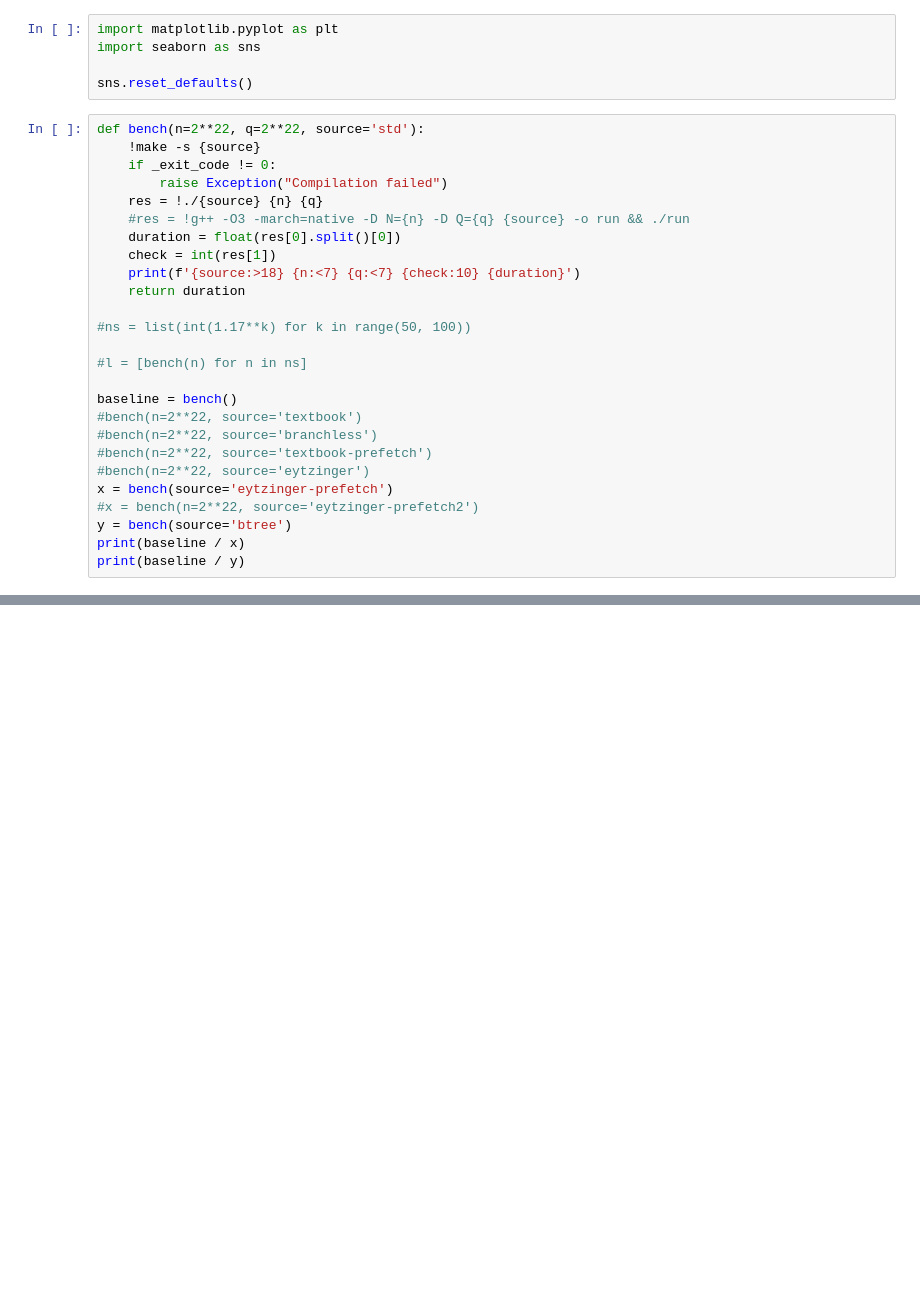
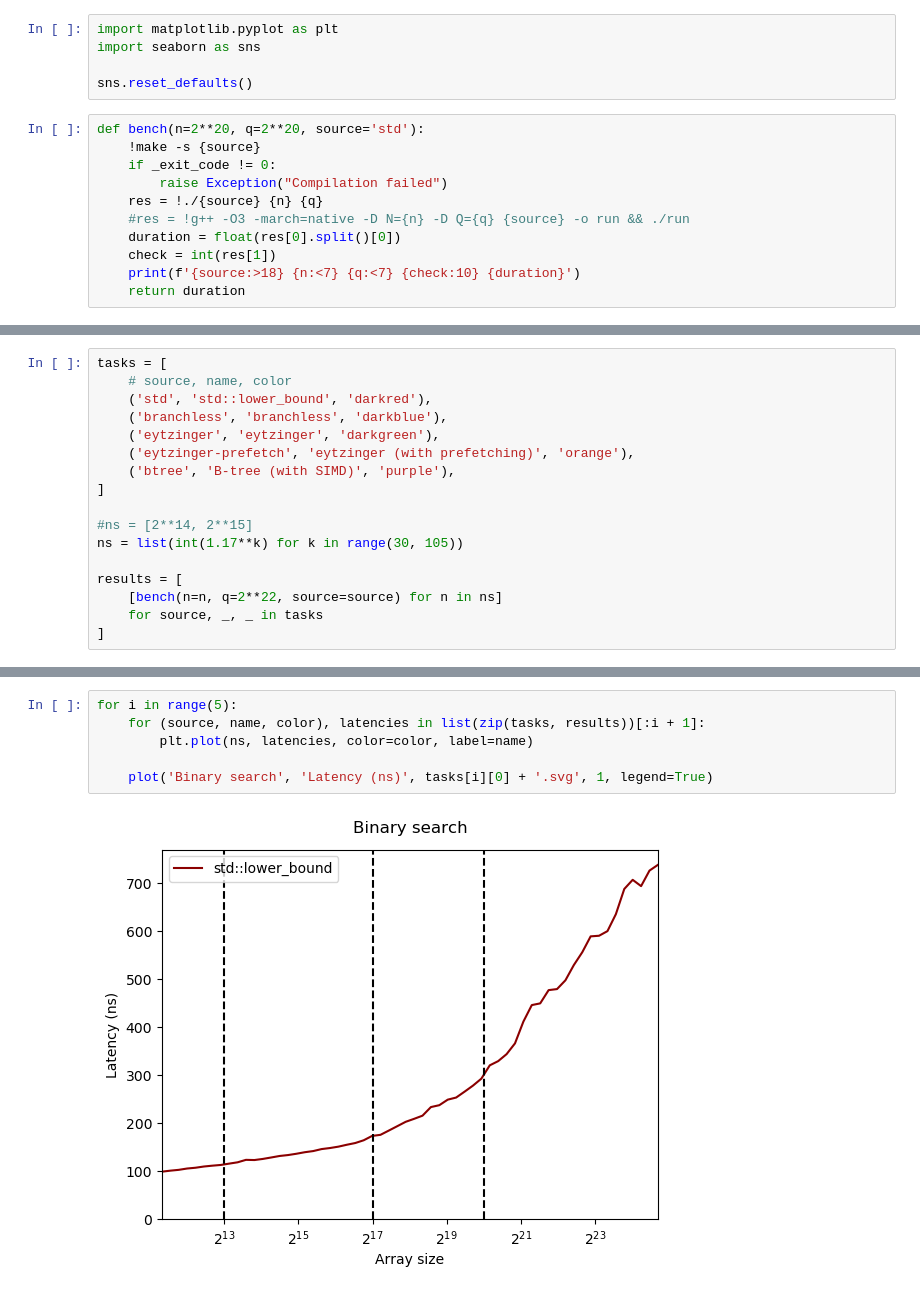
Before and after one commit to sslotin/amh-code, a Jupyter notebook: binsearch/plot.ipynb, the cells around one changed output, grey strips where cells are left out. Drawn from its saved outputs; the diff is of its cells as text; blank space fills up the shorter version.

Commit message:
binary search preliminary plots

```diff
--- a/binsearch/plot.ipynb
+++ b/binsearch/plot.ipynb
@@ -4,7 +4,7 @@ import seaborn as sns
 
 sns.reset_defaults()
 # %%
-def bench(n=2**22, q=2**22, source='std'):
+def bench(n=2**20, q=2**20, source='std'):
     !make -s {source}
     if _exit_code != 0:
         raise Exception("Compilation failed")
@@ -14,18 +14,3 @@ def bench(n=2**22, q=2**22, source='std'):
     check = int(res[1])
     print(f'{source:>18} {n:<7} {q:<7} {check:10} {duration}')
     return duration
-
-#ns = list(int(1.17**k) for k in range(50, 100))
-
-#l = [bench(n) for n in ns]
-
-baseline = bench()
-#bench(n=2**22, source='textbook')
-#bench(n=2**22, source='branchless')
-#bench(n=2**22, source='textbook-prefetch')
-#bench(n=2**22, source='eytzinger')
-x = bench(source='eytzinger-prefetch')
-#x = bench(n=2**22, source='eytzinger-prefetch2')
-y = bench(source='btree')
-print(baseline / x)
-print(baseline / y)
@@ -41,0 +53,17 @@ eytzinger-prefetch 4194304 4194304  305940602 199.78
+# %%
+tasks = [
+    # source, name, color
+    ('std', 'std::lower_bound', 'darkred'),
+    ('branchless', 'branchless', 'darkblue'),
+    ('eytzinger', 'eytzinger', 'darkgreen'),
+    ('eytzinger-prefetch', 'eytzinger (with prefetching)', 'orange'),
+    ('btree', 'B-tree (with SIMD)', 'purple'),
+]
+
+#ns = [2**14, 2**15]
+ns = list(int(1.17**k) for k in range(30, 105))
+
+results = [
+    [bench(n=n, q=2**22, source=source) for n in ns]
+    for source, _, _ in tasks
+]
@@ -41,0 +93,8 @@ eytzinger-prefetch 4194304 4194304  305940602 199.78
+# %%
+for i in range(5):
+    for (source, name, color), latencies in list(zip(tasks, results))[:i + 1]:
+        plt.plot(ns, latencies, color=color, label=name)
+
+    plot('Binary search', 'Latency (ns)', tasks[i][0] + '.svg', 1, legend=True)
+# %% [output]
+[figure, added]
```
Also changed, not shown: parts of 7 cells of this notebook.
